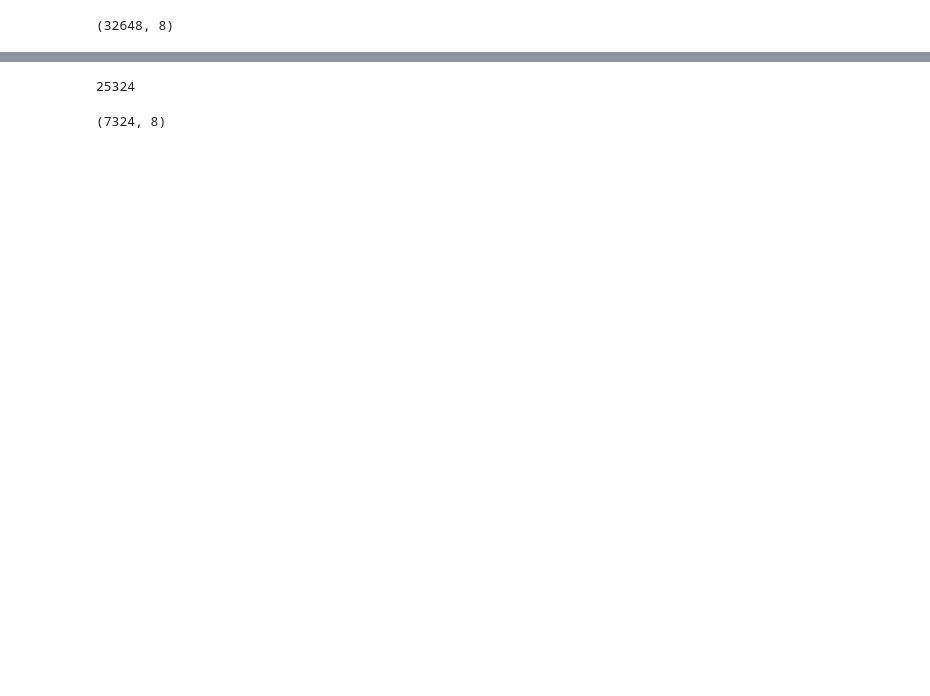
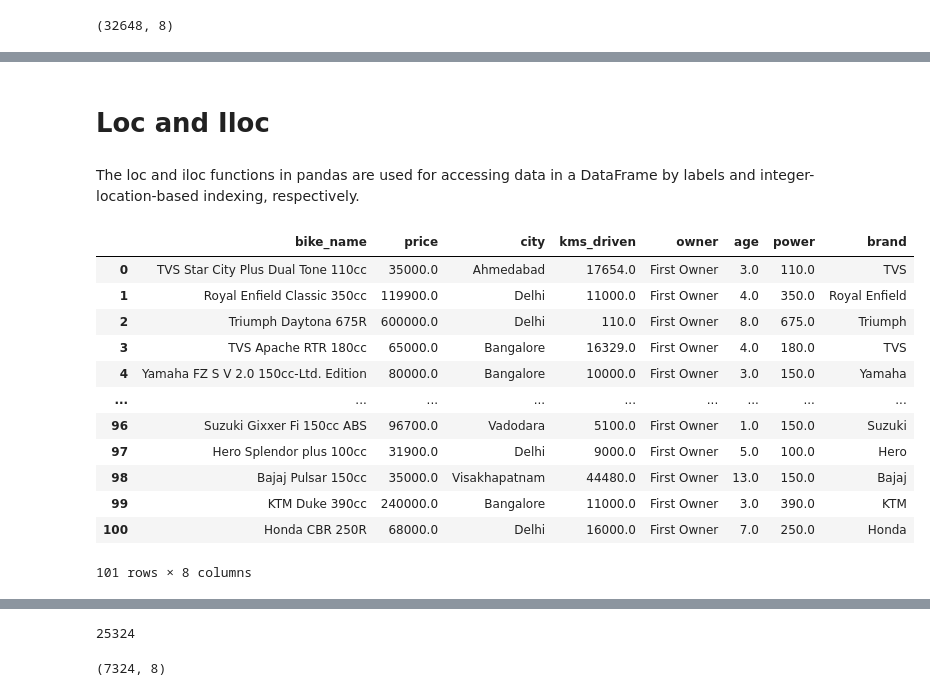
Before and after one commit to Harshit-Kandoi/upflairs, a Jupyter notebook: Pandas 2.0.ipynb, the cells around one changed output, grey strips where cells are left out. Saved outputs shown, nothing was run; the diff lists cells and outputs as text; code cells hidden in the pictures; blank space fills up the shorter version.

Commit message:
pandas revision
proper notes for learning with examples

```diff
--- a/Pandas 2.0.ipynb
+++ b/Pandas 2.0.ipynb
@@ -80,0 +176,23 @@ df.shape
+# %% [markdown]
+# Loc and Iloc
+# %% [markdown]
+The loc and iloc functions in pandas are used for accessing data in a DataFrame by labels and integer-location-based indexing, respectively.
+# %%
+## loc and iloc
+
+df.loc[0:100]         # loc is print till ending point of input
+# means the value will be +1 of given data
+# %% [output]
+|  | bike_name | price | city | kms_driven | owner | age | power | brand |
+| 0 | TVS Star City Plus Dual Tone 110cc | 35000.0 | Ahmedabad | 17654.0 | First Owner | 3.0 | 110.0 | TVS |
+| 1 | Royal Enfield Classic 350cc | 119900.0 | Delhi | 11000.0 | First Owner | 4.0 | 350.0 | Royal Enfield |
+| 2 | Triumph Daytona 675R | 600000.0 | Delhi | 110.0 | First Owner | 8.0 | 675.0 | Triumph |
+| 3 | TVS Apache RTR 180cc | 65000.0 | Bangalore | 16329.0 | First Owner | 4.0 | 180.0 | TVS |
+| 4 | Yamaha FZ S V 2.0 150cc-Ltd. Edition | 80000.0 | Bangalore | 10000.0 | First Owner | 3.0 | 150.0 | Yamaha |
+| ... | ... | ... | ... | ... | ... | ... | ... | ... |
+| 96 | Suzuki Gixxer Fi 150cc ABS | 96700.0 | Vadodara | 5100.0 | First Owner | 1.0 | 150.0 | Suzuki |
+| 97 | Hero Splendor plus 100cc | 31900.0 | Delhi | 9000.0 | First Owner | 5.0 | 100.0 | Hero |
+| 98 | Bajaj Pulsar 150cc | 35000.0 | Visakhapatnam | 44480.0 | First Owner | 13.0 | 150.0 | Bajaj |
+| 99 | KTM Duke 390cc | 240000.0 | Bangalore | 11000.0 | First Owner | 3.0 | 390.0 | KTM |
+| 100 | Honda CBR 250R | 68000.0 | Delhi | 16000.0 | First Owner | 7.0 | 250.0 | Honda |
+101 rows × 8 columns
```
Also changed, not shown: parts of 88 cells of this notebook, 1 other file.
